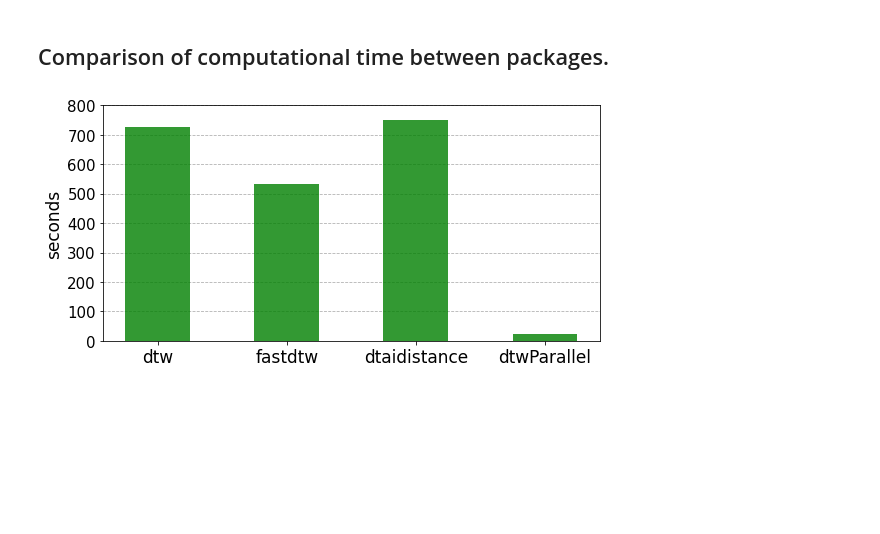
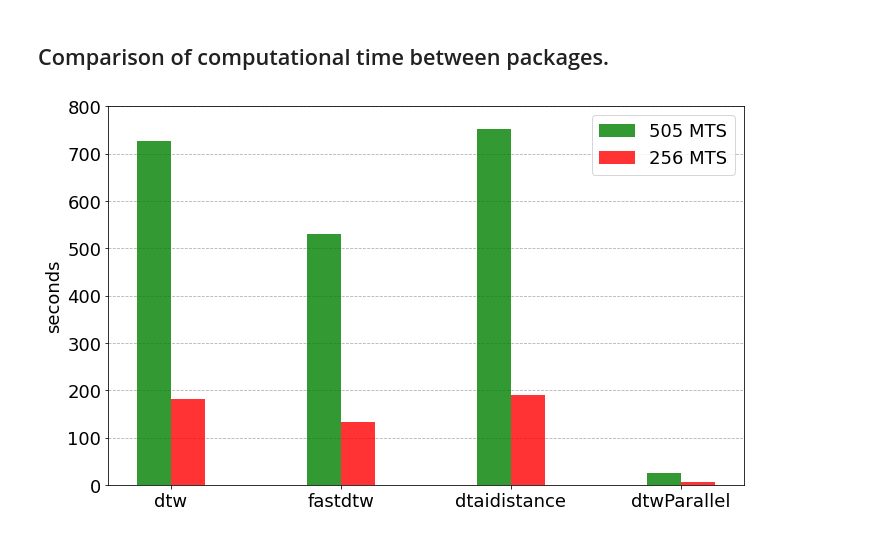
Before and after one commit to oscarescuderoarnanz/dtwParallel, a Jupyter notebook: exampleData/CodeExamples/plot_timeExamples.ipynb, the cells around one changed output. Saved outputs shown, nothing was run; the diff lists cells and outputs as text; code cells hidden in the pictures; blank space fills up the shorter version.

```diff
--- a/exampleData/CodeExamples/plot_timeExamples.ipynb
+++ b/exampleData/CodeExamples/plot_timeExamples.ipynb
@@ -152,20 +243,51 @@ values = [dtw_value, fastdtw_value, dtaidistance_value, np.mean(dicc[32])]
+# %%
+data = np.loadtxt('../results_E2_SyntheticData/fastdtw_256.txt', dtype=str)
+a = [word.rstrip(",[]") for word in data]
+a[0] = a[0][1:]
+a = [float(i) for i in a]
+fastdtw_value = np.mean(a)
+# %%
+data = np.loadtxt('../results_E2_SyntheticData/dtaidistance_dep_256.txt', dtype=str)
+a = [word.rstrip(",[]") for word in data]
+a[0] = a[0][1:]
+a = [float(i) for i in a]
+dtaidistance_value = np.mean(a)
+# %%
+# 256 MTS
+dicc = {}
+number = 2**7
+n_threads = [2**n for n in range(number) if 2**n < number]
+n_threads.append(-1)
+data = np.loadtxt('../results_E2_SyntheticData/dtwParallel_d_256.txt', dtype=str)
+for index in range(len(n_threads)):
+    a = data[index*31+1:31*index+31]
+    a = [word.rstrip(",[]") for word in a]
+    a[0] = a[0][1:]
+    if index == len(n_threads)-1:
+        a=a[:-1]
+    a = [float(i) for i in a]
+    dicc[n_threads[index]] = a
+
+values_256 = [dtw_value, fastdtw_value, dtaidistance_value, np.mean(dicc[32])]
 # %%
-fig,axis = plt.subplots(1,1,figsize=(8,4))
+fig,axis = plt.subplots(1,1,figsize=(10,6))
 
-plt.bar(np.arange(4), values, color='green', width=0.5, alpha=0.8)
+plt.bar(np.arange(4), values_505, color='green', width=0.2, alpha=0.8, label="505 MTS")
+plt.bar(np.arange(4)+0.2, values_256, color='red', width=0.2, alpha=0.8, label="256 MTS")
 
 keys_finales = ['dtw', 'fastdtw', 'dtaidistance', 'dtwParallel']
-plt.xticks(np.arange(4), keys_finales, fontsize=17)
+plt.xticks(np.arange(4)+0.1, keys_finales, fontsize=18)
 keys_finales_2 = np.arange(0,850,100)
-plt.yticks(keys_finales_2, fontsize=15)
-axis.set_ylabel('seconds',fontsize=17)
+plt.yticks(keys_finales_2, fontsize=18)
+axis.set_ylabel('seconds',fontsize=18)
 plt.tight_layout()
 axis.yaxis.grid(linestyle = 'dashed')  # grid lines
 axis.set_axisbelow(True)  # grid lines are behind the rest
+plt.legend(fontsize=18)
 
-# plt.savefig("../Figures/comparativeTime.png")
+plt.savefig("../Figures/comparativeTime.png")
 # %% [output]
-[figure, old version]
+[figure, new version]
 # %%
 fig,axis = plt.subplots(1,1,figsize=(12,6))
 
```
Also changed, not shown: parts of 6 cells of this notebook, 7 other files.
